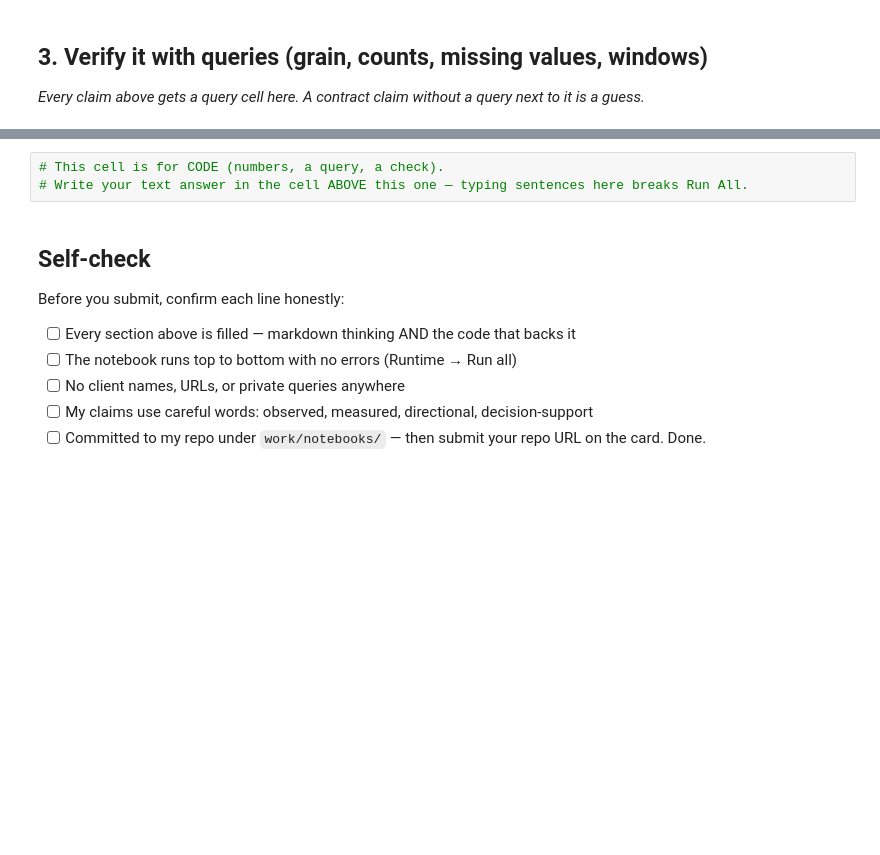
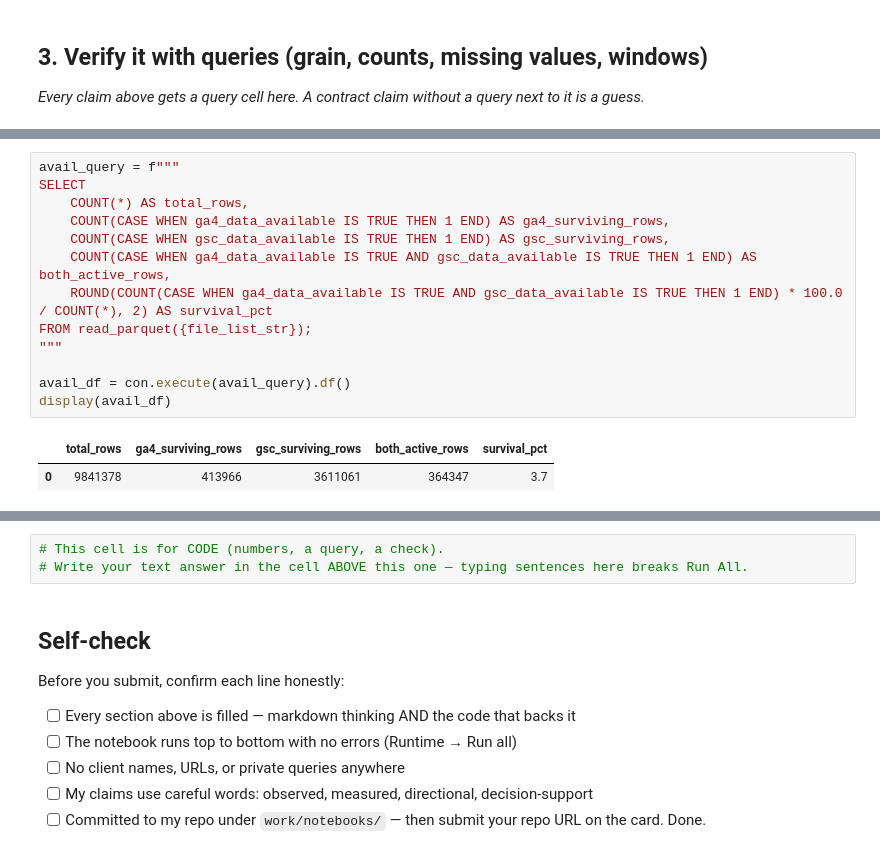
Before and after one commit to trycatchqasim/ML_FR_ISP, a Jupyter notebook: work/notebooks/w03_data_contract.ipynb, the cells around one changed output, grey strips where cells are left out. Drawn from its saved outputs; the diff is of its cells as text; blank space fills up the shorter version.

```diff
--- a/work/notebooks/w03_data_contract.ipynb
+++ b/work/notebooks/w03_data_contract.ipynb
@@ -29,0 +111,16 @@ This skeleton is yours to fill. Work the sections **in order** — each one has
+# %%
+avail_query = f"""
+SELECT
+    COUNT(*) AS total_rows,
+    COUNT(CASE WHEN ga4_data_available IS TRUE THEN 1 END) AS ga4_surviving_rows,
+    COUNT(CASE WHEN gsc_data_available IS TRUE THEN 1 END) AS gsc_surviving_rows,
+    COUNT(CASE WHEN ga4_data_available IS TRUE AND gsc_data_available IS TRUE THEN 1 END) AS both_active_rows,
+    ROUND(COUNT(CASE WHEN ga4_data_available IS TRUE AND gsc_data_available IS TRUE THEN 1 END) * 100.0 / COUNT(*), 2) AS survival_pct
+FROM read_parquet({file_list_str});
+"""
+
+avail_df = con.execute(avail_query).df()
+display(avail_df)
+# %% [output]
+|  | total_rows | ga4_surviving_rows | gsc_surviving_rows | both_active_rows | survival_pct |
+| 0 | 9841378 | 413966 | 3611061 | 364347 | 3.7 |
```
Also changed, not shown: parts of 10 cells of this notebook.
